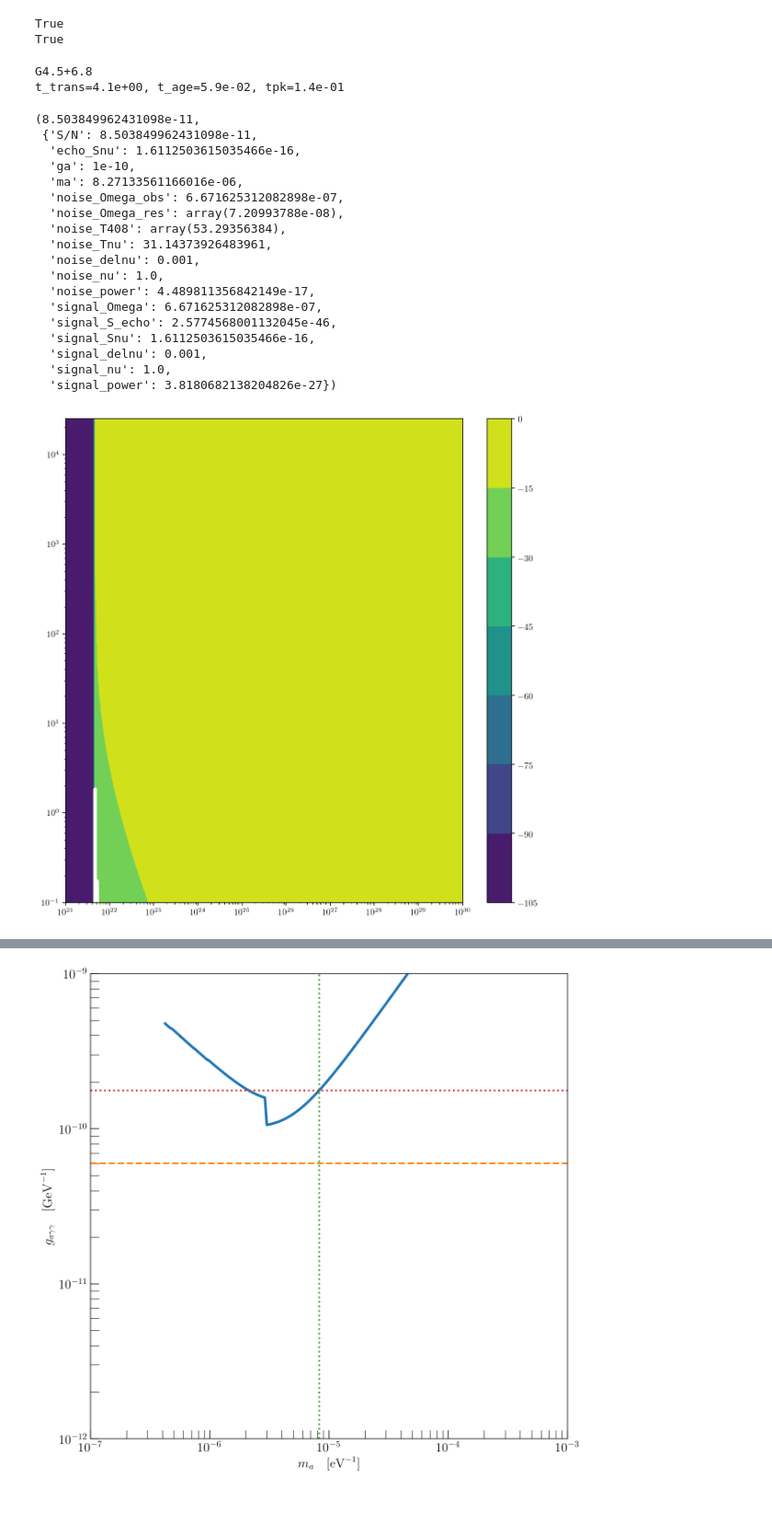
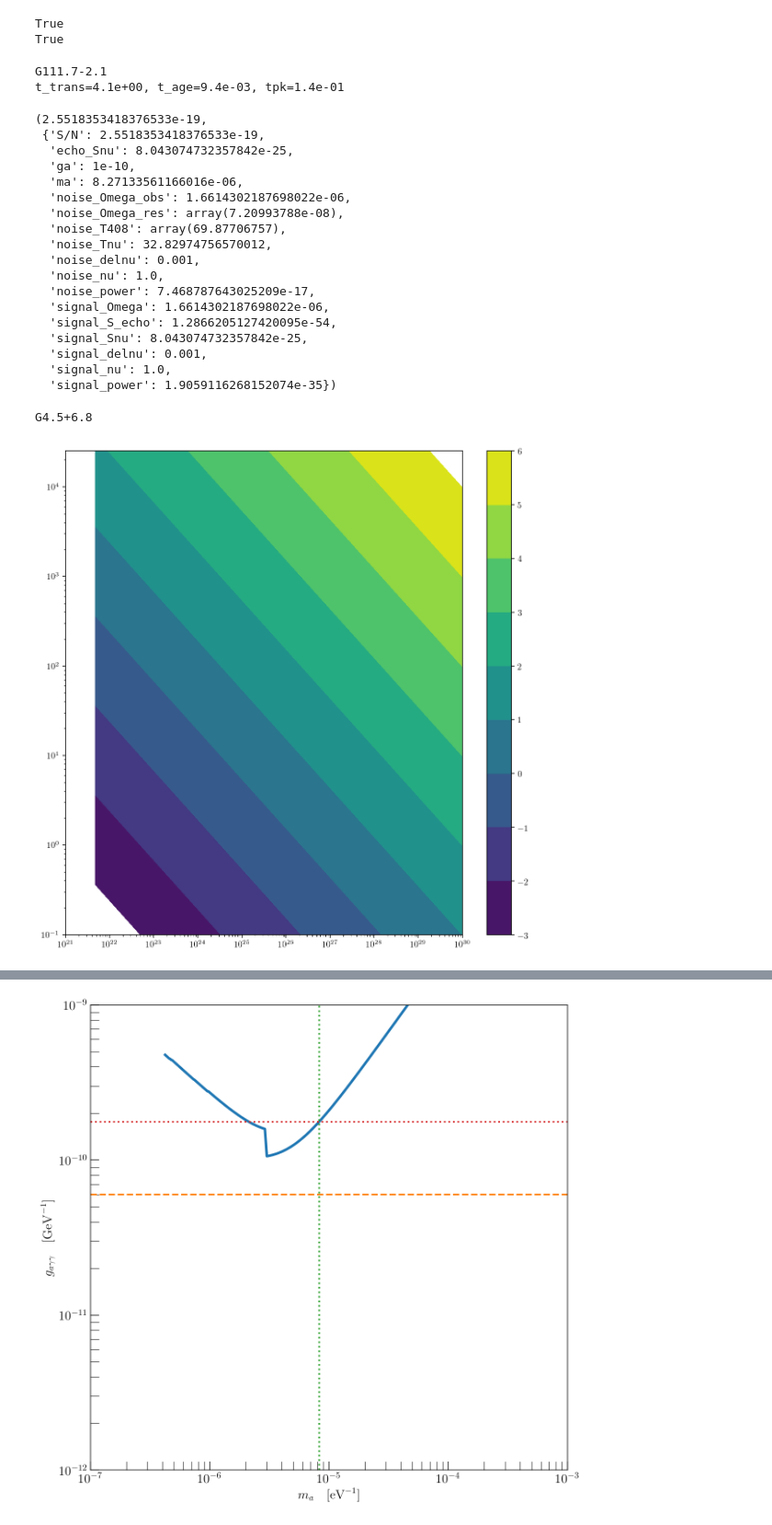
Before and after one commit to ManuelBuenAbad/snr_ghosts, a Jupyter notebook: workspace_notebooks/ws-8_param_space.ipynb, the cells around one changed output, grey strips where cells are left out. Shown at 92% size. Drawn from its saved outputs; the diff is of its cells as text; code cells hidden in the pictures.

```diff
--- a/workspace_notebooks/ws-8_param_space.ipynb
+++ b/workspace_notebooks/ws-8_param_space.ipynb
@@ -156,7 +156,7 @@ True
 # Exploring results:
 
 # name = sorted_keys[0]
-name = sorted_sigs_keys[0]
+name = sorted_sigs_keys[1]
 snr = gr.snrs_cut[name]
 
 print(name)
@@ -209,30 +209,32 @@ md.snr_routine(ma_ref, ga_ref,
                output_all=True,
                verbose=0)
 # %% [output]
-G4.5+6.8
-t_trans=4.1e+00, t_age=5.9e-02, tpk=1.4e-01
+G111.7-2.1
+t_trans=4.1e+00, t_age=9.4e-03, tpk=1.4e-01
-(8.503849962431098e-11,
- {'S/N': 8.503849962431098e-11,
-  'echo_Snu': 1.6112503615035466e-16,
+(2.5518353418376533e-19,
+ {'S/N': 2.5518353418376533e-19,
+  'echo_Snu': 8.043074732357842e-25,
   'ga': 1e-10,
   'ma': 8.27133561166016e-06,
-  'noise_Omega_obs': 6.671625312082898e-07,
+  'noise_Omega_obs': 1.6614302187698022e-06,
   'noise_Omega_res': array(7.20993788e-08),
-  'noise_T408': array(53.29356384),
-  'noise_Tnu': 31.14373926483961,
+  'noise_T408': array(69.87706757),
+  'noise_Tnu': 32.82974756570012,
   'noise_delnu': 0.001,
   'noise_nu': 1.0,
-  'noise_power': 4.489811356842149e-17,
-  'signal_Omega': 6.671625312082898e-07,
-  'signal_S_echo': 2.5774568001132045e-46,
-  'signal_Snu': 1.6112503615035466e-16,
+  'noise_power': 7.468787643025209e-17,
+  'signal_Omega': 1.6614302187698022e-06,
+  'signal_S_echo': 1.2866205127420095e-54,
+  'signal_Snu': 8.043074732357842e-25,
   'signal_delnu': 0.001,
   'signal_nu': 1.0,
-  'signal_power': 3.8180682138204826e-27})
+  'signal_power': 1.9059116268152074e-35})
 # %%
 # Selecting a SNR to explore:
 name = sorted_sigs_keys[0]
 snr = gr.snrs_cut[name]
+
+print(name)
 
 sn_Gr, echo_Gr, time_Gr =  gr.load_green_results(name, r=r, tex=tex, nuB=nuB)
 
@@ -244,27 +246,29 @@ _, ga_Gr, _, _, no_Gr = gr.snr_reach(name,
                                      full_output=True)
 
 short_age = (time_Gr < r*(gr.pre_tpk_Gr/365.)).astype(int)
+# %% [output]
+G4.5+6.8
 # %%
 # figure properties
 title_sz = 20.
 label_sz = 15.
 legend_sz = 15.
 rcParams['figure.figsize'] = (10, 10)
 
 fig, ax = plt.subplots()
 
 # contours for best possible ga
 # cs = ax.contourf(gr.pre_Lpk_arr, gr.pre_tpk_arr, log10(gr.pre_tpk_Gr))
 # cs = ax.contourf(gr.pre_Lpk_arr, gr.pre_tpk_arr, log10(sn_Gr))
-cs = ax.contourf(gr.pre_Lpk_arr, gr.pre_tpk_arr, log10(echo_Gr))
-# cs = ax.contourf(gr.pre_Lpk_arr, gr.pre_tpk_arr, log10(time_Gr))
+# cs = ax.contourf(gr.pre_Lpk_arr, gr.pre_tpk_arr, log10(echo_Gr))
+cs = ax.contourf(gr.pre_Lpk_arr, gr.pre_tpk_arr, log10(time_Gr), levels=np.linspace(-3, 6, 10))
 # cs = ax.contourf(gr.pre_Lpk_arr, gr.pre_tpk_arr, short_age)
 
 fig.colorbar(cs)
 
 plt.xscale("log"),plt.yscale("log");
 # %% [output]
-[figure, old version]
+[figure, new version]
 # %%
 # figure properties
 title_sz = 20.
```
Also changed, not shown: parts of 1 cell of this notebook, 1 other file.
